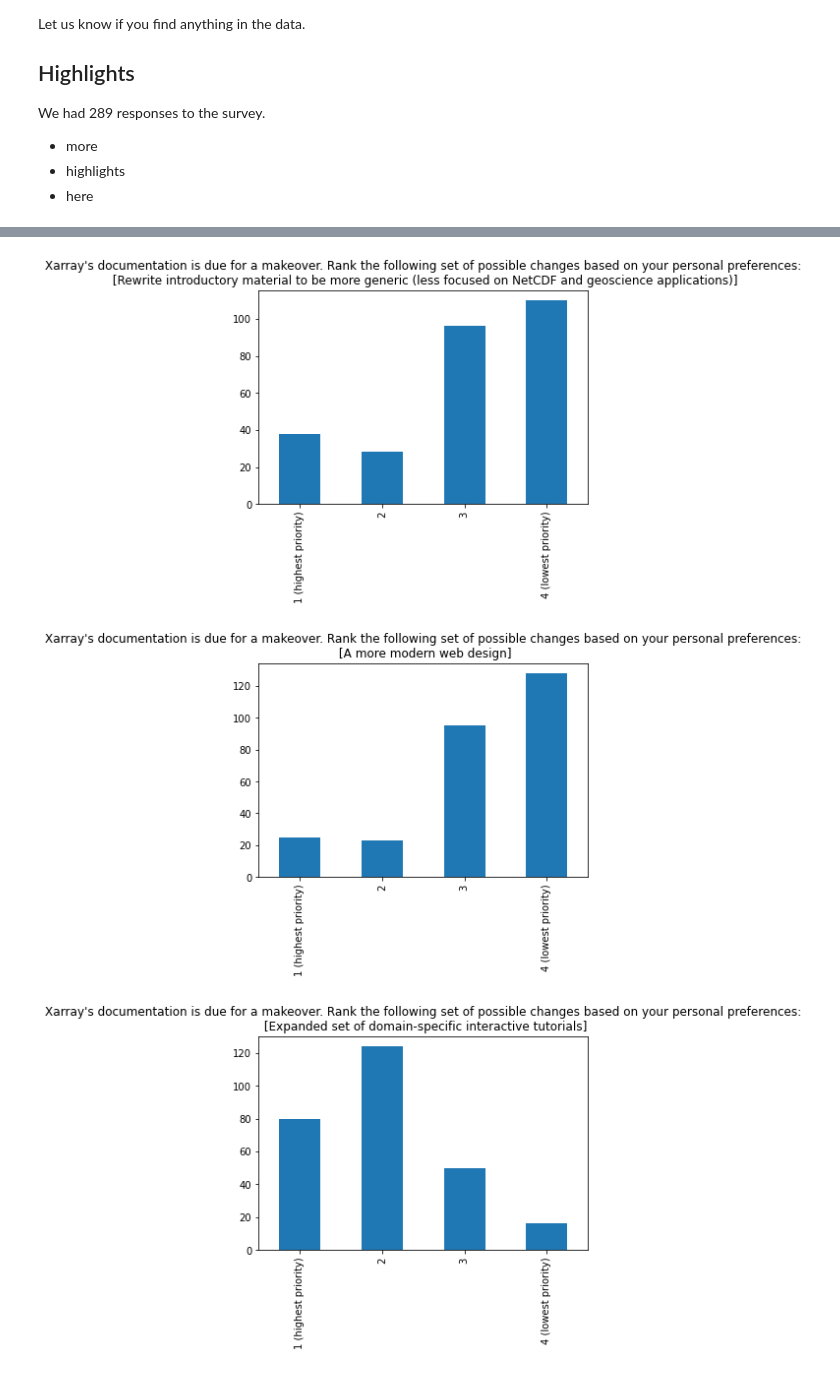
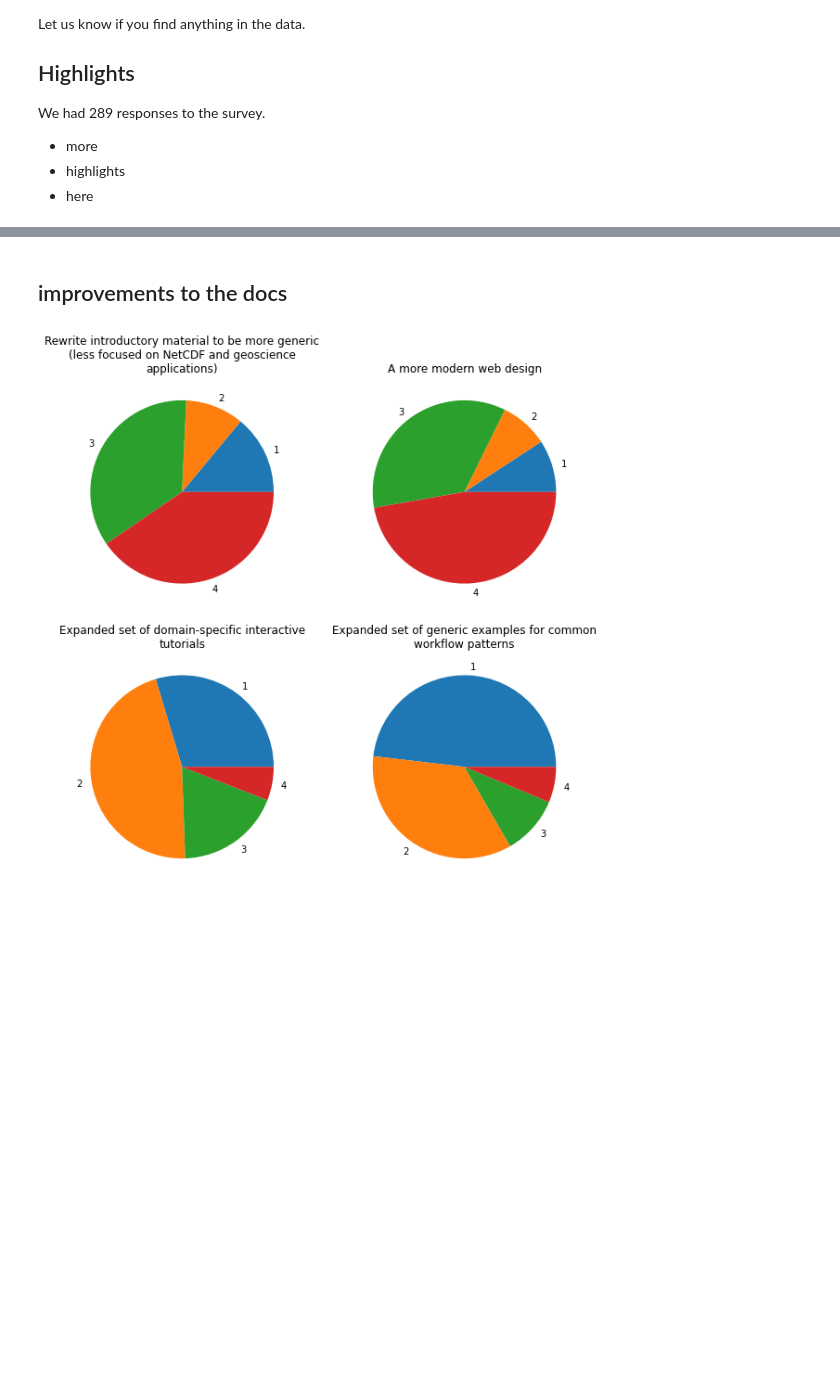
Before and after one commit to xarray-contrib/user-survey, a Jupyter notebook: 2021.ipynb, the cells around one changed output, grey strips where cells are left out. Drawn from its saved outputs; the diff is of its cells as text; code cells hidden in the pictures; blank space fills up the shorter version.

```diff
--- a/2021.ipynb
+++ b/2021.ipynb
@@ -186,0 +156,8 @@ df['How easy is it for you to upgrade to newer versions of Python libraries?'].v
+# %%
+# TODO, split multiple entries, group like entries
+data = df['What Xarray resources have you used for support in the last six months?']
+split = split_entries(data)
+counts = split.value_counts().rename_axis(index="resources").reset_index(name="counts")
+ax = sns.barplot(x="counts", y="resources", data=counts)
+_ = ax.set_xlabel(None)
+_ = ax.set_ylabel(None)
@@ -237,8 +348,16 @@ prefix = 'Xarray supports multiple backend array types'
 order = ['Not interested', 'Somewhat interested', 'Very interested']
 df_q = df.filter(regex=f'^{prefix}',axis=1)
 
-for k, s in df_q.items():
-    plt.figure()
-    s.value_counts().reindex(order).plot.bar()
-    plt.title(k.replace(':', ':\n'))
+fig, axes = plt.subplots(3, 2, figsize=(10, 15))
+for (k, s), ax in zip(df_q.items(), axes.ravel()):
+    s.value_counts().reindex(order).plot.pie(ax=ax)
+    ax.set_xlabel(None)
+    ax.set_ylabel(None)
+
+    title = "\n".join(textwrap.wrap(
+        k[k.find("["):].strip().strip("[]"),
+        width=50,
+    ))
+    ax.set_title(title)
+_ = axes[-1, -1].axis("off")
 # %% [output]
@@ -282,12 +384,20 @@ Name: Xarray's documentation is due for a makeover. Rank the following set of po
+# %% [markdown]
+## improvements to the docs
 # %%
 prefix = "Xarray's documentation is due for a makeover. Rank the following set of possible changes based on your personal preferences:"
-df_q = df.filter(regex=f'^{prefix}',axis=1)
+df_q = df.filter(regex=f'^{prefix}', axis=1)
 
-for k, s in df_q.items():
-    plt.figure()
-    s.value_counts().sort_index().plot.bar()
-    plt.title(k.replace(':', ':\n'))
+fig, axes = plt.subplots(2, 2, figsize=(10, 10))
+for (k, s), ax in zip(df_q.items(), axes.ravel()):
+    data = s.str.replace(r"\([^)]+\)", "", regex=True).str.strip().dropna().value_counts()
+    data.sort_index().plot.pie(ax=ax)
+    ax.set_xlabel(None)
+    ax.set_ylabel(None)
+
+    title = "\n".join(textwrap.wrap(
+        k[k.find("["):].strip().strip("[]"),
+        width=50,
+    ))
+    ax.set_title(title)
 # %% [output]
-[figure, old version]
+[figure, new version]
-[figure, removed]
-[figure, removed]
```
Also changed, not shown: parts of 56 cells of this notebook.
